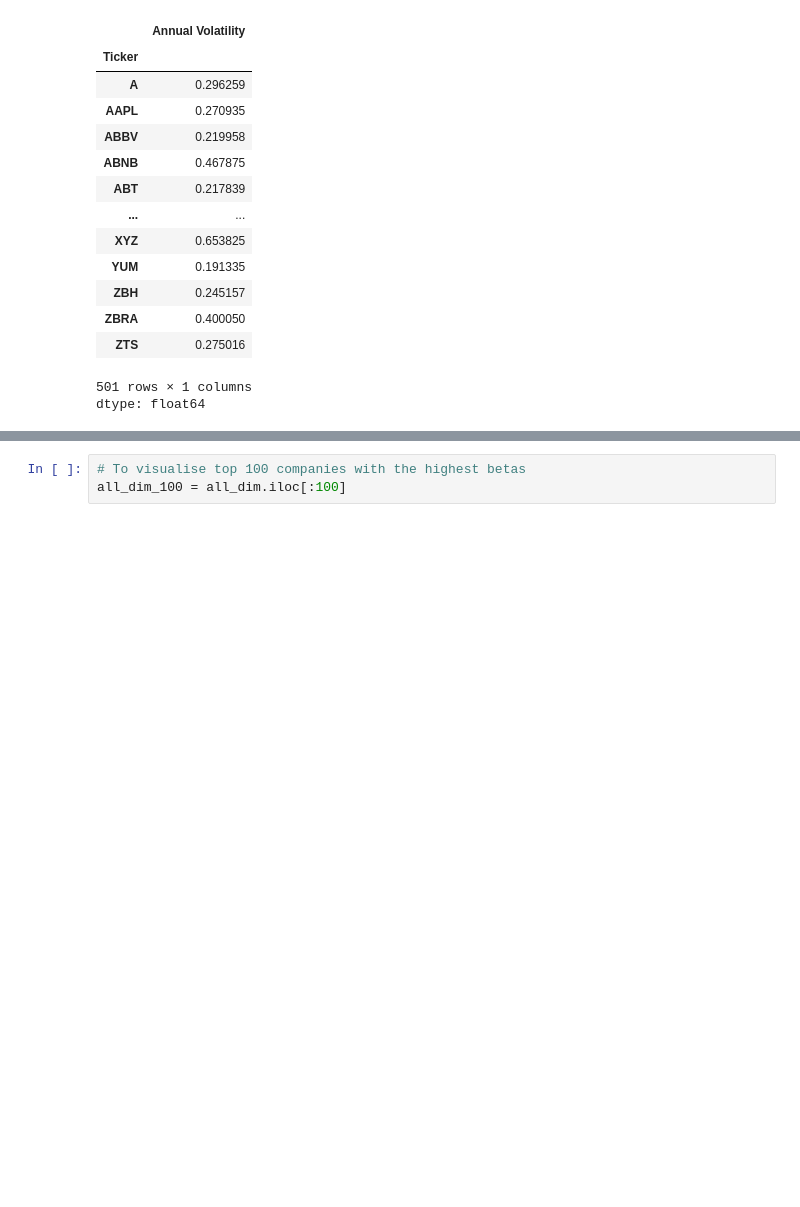
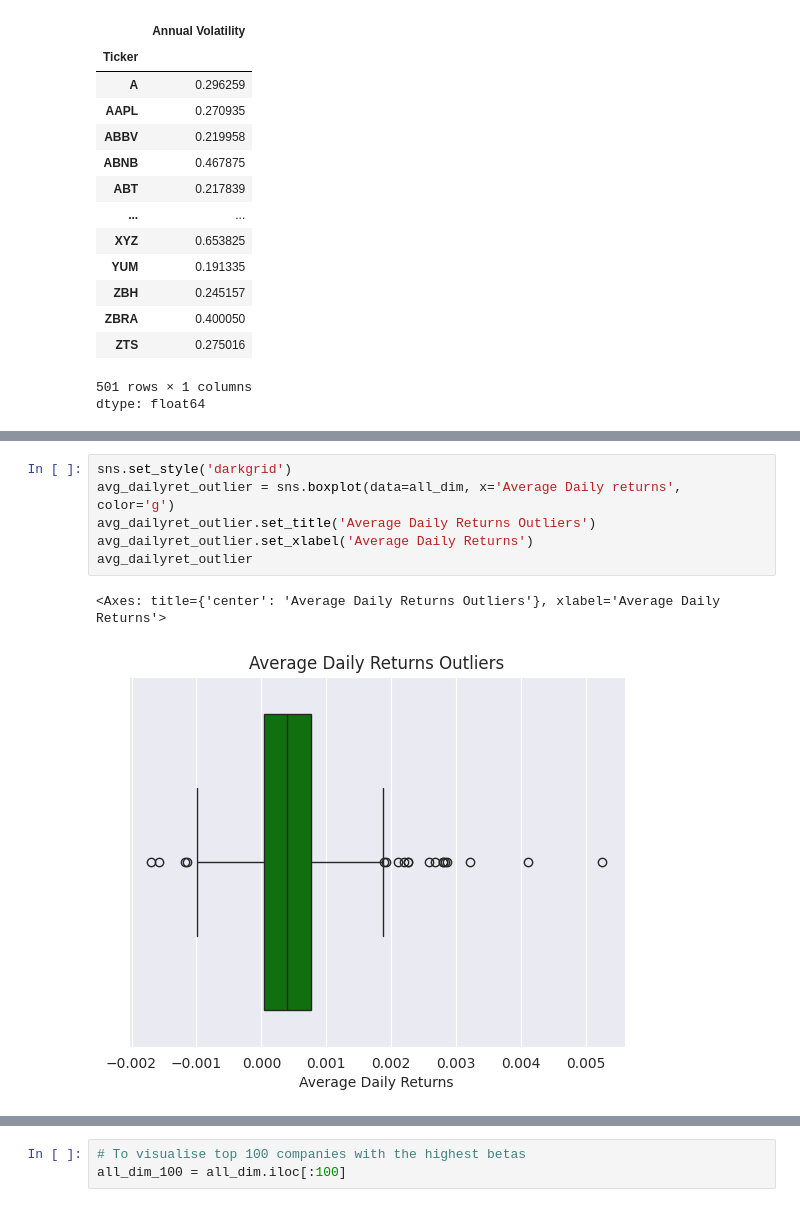
Before and after one commit to abdullaawad/Data-Warehousing-Coursework, a Jupyter notebook: DWCoursework.ipynb, the cells around one changed output, grey strips where cells are left out. Saved outputs shown, nothing was run; the diff lists cells and outputs as text; blank space fills up the shorter version.

```diff
--- a/DWCoursework.ipynb
+++ b/DWCoursework.ipynb
@@ -391,0 +386,9 @@ all_dim
+# %%
+sns.set_style('darkgrid')
+avg_dailyret_outlier = sns.boxplot(data=all_dim, x='Average Daily returns', color='g')
+avg_dailyret_outlier.set_title('Average Daily Returns Outliers')
+avg_dailyret_outlier.set_xlabel('Average Daily Returns')
+avg_dailyret_outlier
+# %% [output]
+<Axes: title={'center': 'Average Daily Returns Outliers'}, xlabel='Average Daily Returns'>
+[figure, added]
```
Also changed, not shown: parts of 31 cells of this notebook.
